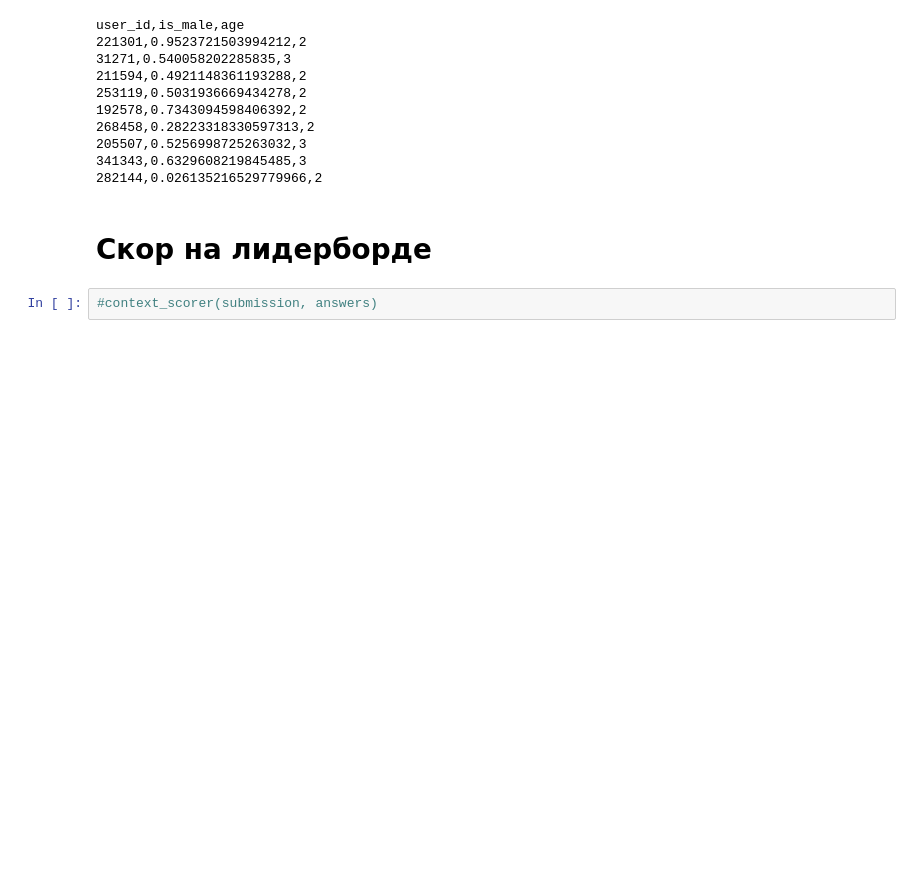
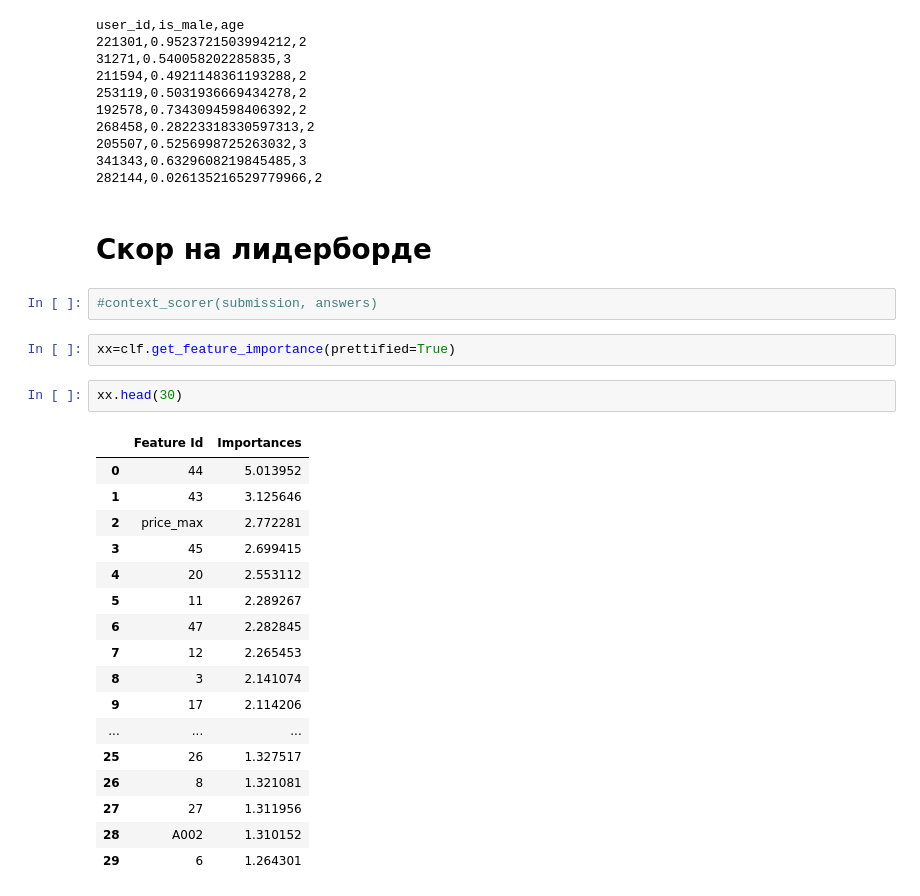
Before and after one commit to SorokinV/Challenge-MTS-2023, a Jupyter notebook: Data-Arch/Context_Baseline_Public.ipynb, the cells around one changed output. Drawn from its saved outputs; the diff is of its cells as text; blank space fills up the shorter version.

```diff
--- a/Data-Arch/Context_Baseline_Public.ipynb
+++ b/Data-Arch/Context_Baseline_Public.ipynb
@@ -460,3 +460,25 @@ user_id,is_male,age
 # Скор на лидерборде
 # %%
 #context_scorer(submission, answers)
+# %%
+xx=clf.get_feature_importance(prettified=True)
+# %%
+xx.head(30)
+# %% [output]
+|  | Feature Id | Importances |
+| 0 | 44 | 5.013952 |
+| 1 | 43 | 3.125646 |
+| 2 | price_max | 2.772281 |
+| 3 | 45 | 2.699415 |
+| 4 | 20 | 2.553112 |
+| 5 | 11 | 2.289267 |
+| 6 | 47 | 2.282845 |
+| 7 | 12 | 2.265453 |
+| 8 | 3 | 2.141074 |
+| 9 | 17 | 2.114206 |
+| ... | ... | ... |
+| 25 | 26 | 1.327517 |
+| 26 | 8 | 1.321081 |
+| 27 | 27 | 1.311956 |
+| 28 | A002 | 1.310152 |
+| 29 | 6 | 1.264301 |
```
Also changed, not shown: parts of 6 cells of this notebook, 1 other file.
